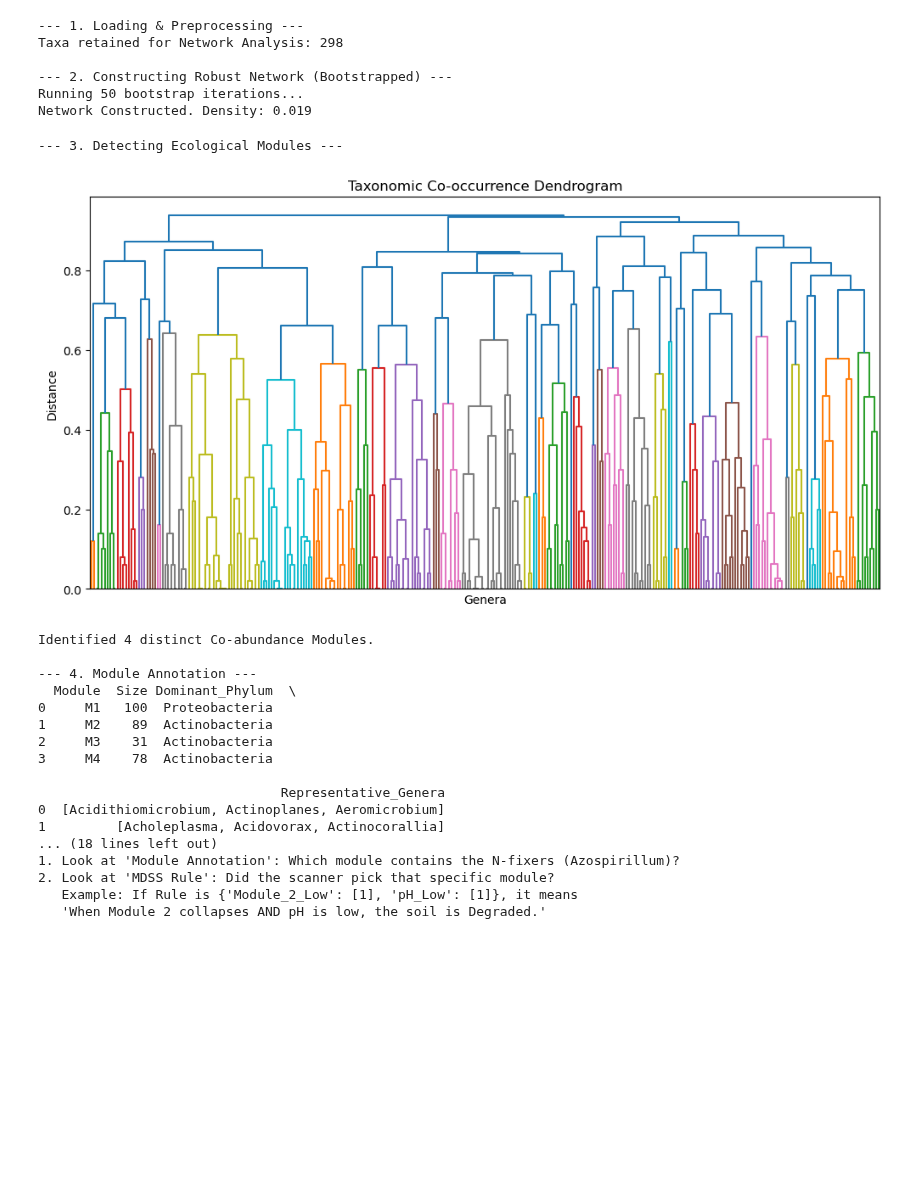
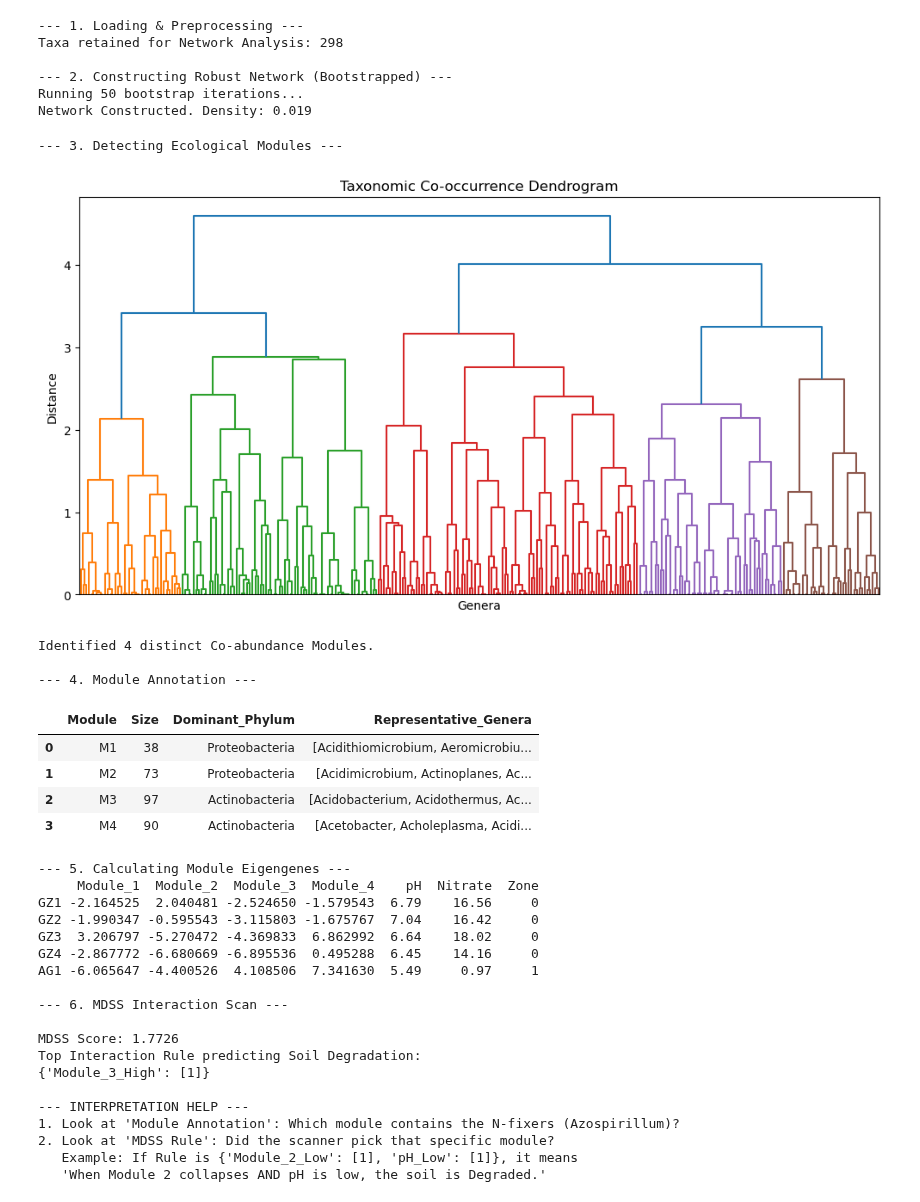
Before and after one commit to kayvinsoo7/HAALSI_work, a Jupyter notebook: mdscan-master/Pois_soil_MB1.ipynb, the cells around one changed output. Drawn from its saved outputs; the diff is of its cells as text; code cells hidden in the pictures; blank space fills up the shorter version.

```diff
--- a/mdscan-master/Pois_soil_MB1.ipynb
+++ b/mdscan-master/Pois_soil_MB1.ipynb
@@ -102,8 +102,8 @@ dist_matrix = 1 - consensus_matrix
 dist_array = squareform(dist_matrix, checks=False)
 
 # Hierarchical Clustering (Ward's Method)
-# Z = linkage(dist_array, method='ward')
-Z = linkage(squareform(dist_matrix, checks=False), method='average')
+Z = linkage(dist_array, method='ward')
+# Z = linkage(squareform(dist_matrix, checks=False), method='complete')
 
 # Plot Dendrogram (Visual Check)
 plt.figure(figsize=(12, 6))
@@ -148,7 +148,7 @@ for mod_id in np.sort(np.unique(cluster_labels)):
     })
 
 df_modules = pd.DataFrame(module_stats)
-print(df_modules)
+display(df_modules)
 
 # ==========================================
 # 5. CALCULATE EIGENGENES (Module Scores)
@@ -201,51 +201,61 @@ outcome = eigengenes['Zone']
 # Expectation: Baseline probability (0.5 for balanced dataset)
 expectation = pd.Series([0.5]*len(outcome), index=outcome.index)
 
 # Setup MDSS Scanner (Bernoulli because Outcome is Binary Class)
 scoring_function = Bernoulli(direction='positive') # Look for rule that predicts Class=1 (AG)
 scanner = MDSS(scoring_function)
 
 # Run Scan
 subset, score = scanner.scan(
     coordinates=features_bin,
     outcomes=outcome,
     expectations=expectation,
     penalty=1.0,
     num_iters=10,
     mode='binary',
     verbose=False
 )
 
 print(f"\nMDSS Score: {score:.4f}")
 print("Top Interaction Rule predicting Soil Degradation:")
 print(subset)
 
 # Interpretation Logic
 print("\n--- INTERPRETATION HELP ---")
 print("1. Look at 'Module Annotation': Which module contains the N-fixers (Azospirillum)?")
 print("2. Look at 'MDSS Rule': Did the scanner pick that specific module?")
 print("   Example: If Rule is {'Module_2_Low': [1], 'pH_Low': [1]}, it means")
 print("   'When Module 2 collapses AND pH is low, the soil is Degraded.'")
 # %% [output]
 --- 3. Detecting Ecological Modules ---
-[figure, old version]
+[figure, new version]
 Identified 4 distinct Co-abundance Modules.
 
 --- 4. Module Annotation ---
-  Module  Size Dominant_Phylum  \
-0     M1   100  Proteobacteria
-1     M2    89  Actinobacteria
-2     M3    31  Actinobacteria
-3     M4    78  Actinobacteria
-
-                               Representative_Genera
-0  [Acidithiomicrobium, Actinoplanes, Aeromicrobium]
-1         [Acholeplasma, Acidovorax, Actinocorallia]
-... (18 lines left out)
-1. Look at 'Module Annotation': Which module contains the N-fixers (Azospirillum)?
-2. Look at 'MDSS Rule': Did the scanner pick that specific module?
-   Example: If Rule is {'Module_2_Low': [1], 'pH_Low': [1]}, it means
-   'When Module 2 collapses AND pH is low, the soil is Degraded.'
+|  | Module | Size | Dominant_Phylum | Representative_Genera |
+| 0 | M1 | 38 | Proteobacteria | [Acidithiomicrobium, Aeromicrobiu... |
+| 1 | M2 | 73 | Proteobacteria | [Acidimicrobium, Actinoplanes, Ac... |
+| 2 | M3 | 97 | Actinobacteria | [Acidobacterium, Acidothermus, Ac... |
+| 3 | M4 | 90 | Actinobacteria | [Acetobacter, Acholeplasma, Acidi... |
+--- 5. Calculating Module Eigengenes ---
+     Module_1  Module_2  Module_3  Module_4    pH  Nitrate  Zone
+GZ1 -2.164525  2.040481 -2.524650 -1.579543  6.79    16.56     0
+GZ2 -1.990347 -0.595543 -3.115803 -1.675767  7.04    16.42     0
+GZ3  3.206797 -5.270472 -4.369833  6.862992  6.64    18.02     0
+GZ4 -2.867772 -6.680669 -6.895536  0.495288  6.45    14.16     0
+AG1 -6.065647 -4.400526  4.108506  7.341630  5.49     0.97     1
+
+--- 6. MDSS Interaction Scan ---
+
+MDSS Score: 1.7726
+Top Interaction Rule predicting Soil Degradation:
+{'Module_3_High': [1]}
+
+--- INTERPRETATION HELP ---
+1. Look at 'Module Annotation': Which module contains the N-fixers (Azospirillum)?
+2. Look at 'MDSS Rule': Did the scanner pick that specific module?
+   Example: If Rule is {'Module_2_Low': [1], 'pH_Low': [1]}, it means
+   'When Module 2 collapses AND pH is low, the soil is Degraded.'
 # %%
 import networkx as nx
 import matplotlib.patches as mpatches
```
Also changed, not shown: parts of 11 cells of this notebook, 3 other files.
